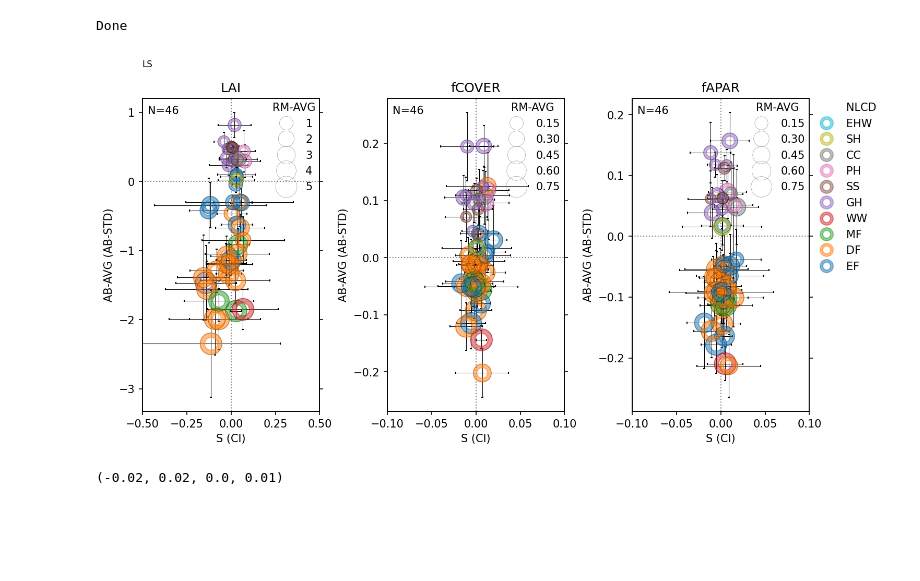
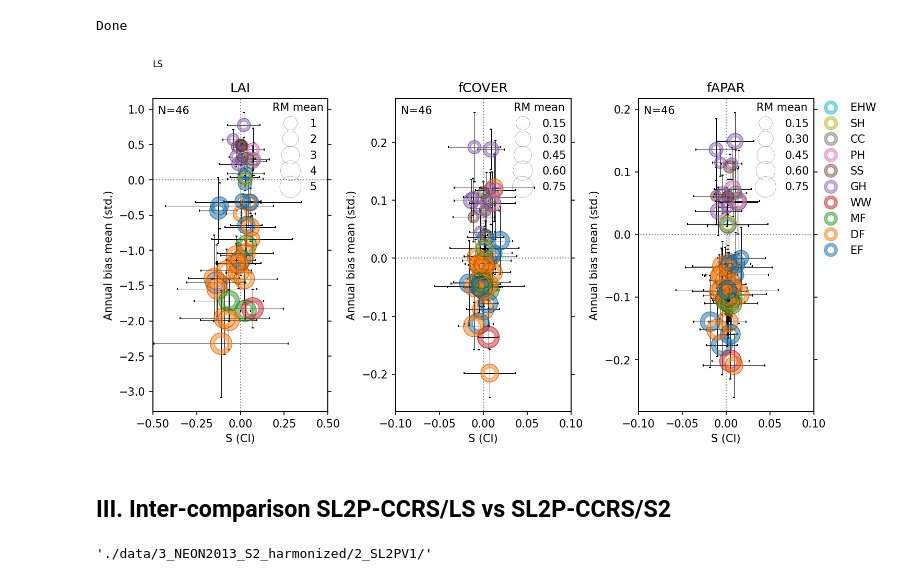
Before and after one commit to djamainajib/Landsat-Validation-paper, a Jupyter notebook: 1_Validation-LEAF-Toolbox-SL2P-LS_NEON_ND-LS.ipynb, the cells around one changed output. Cells and saved outputs as stored; diff of their text form; code cells hidden in the pictures; blank space fills up the shorter version.

```diff
--- a/1_Validation-LEAF-Toolbox-SL2P-LS_NEON_ND-LS.ipynb
+++ b/1_Validation-LEAF-Toolbox-SL2P-LS_NEON_ND-LS.ipynb
@@ -1091,11 +957,9 @@ plt.savefig(os.path.join(output_path,'Figure_4_APU_curves_p%s_%s.png'%(p,suffix)
 # %%
 def slope_function(X,Y,CI=95):
-    from scipy.stats import t
     res = stats.linregress(X, Y)
-    tinv = lambda p, df: abs(t.ppf(p/2, df)) ## Two-sided inverse Students t-distribution # p - probability, df - degrees of freedom
+    tinv = lambda p, df: abs(stats.t.ppf(p/2, df)) ## Two-sided inverse Students t-distribution # p - probability, df - degrees of freedom
     ts = tinv(1-(CI/100), len(X)-2)
-    #txt=f"Slope ({CI}% CI): {res.slope:.2f} +/- {ts*res.stderr:.2f}"
-    txt=f"ABS (CI)= {res.slope:.2f} ({ts*res.stderr:.2f})"
+    txt=f"S (CI) = {res.slope:.2f} ({ts*res.stderr:.2f})"
     return {'slope':res.slope,'intercept':res.intercept,'confidence_interval_on_slope':ts*res.stderr,'txt':txt}
 # %% [markdown]
 #### a. all cover types
@@ -1159,12 +1023,16 @@ Done
 # %% [markdown]
 #### c. site specific
 # %%
-sensor='LS'
+sensor='S2'
 min_samples_year=5
 min_year={'LS':5,'S2':4}
 # %%
 DF_sites={}
 for variableName in ['LAI','fCOVER','fAPAR']:
+    output_path0=os.path.join(output_path,'bias_temporal_profile',sensor,variableName,'sites')
+    if not os.path.isdir(output_path0):
+        os.makedirs(output_path0)
+
     x='%s_%s_total_estimate'%(variableName,variableName)
     y='%s_total'%(variableName)
     if variableName=='LAI':
@@ -1190,9 +1058,11 @@ for variableName in ['LAI','fCOVER','fAPAR']:
             bias['bias_std']=samplesDFSN[['year','bias']].groupby(['year']).std().reset_index()['bias']
             bias[['network','Site','PLOT_ID','NLCD_class']]=samplesDFSN[['network','Site','PLOT_ID','NLCD_class']].values[:len(bias),:]
             bias=bias[bias['count']>=min_samples_year]
+
             if len(bias)>=min_year[sensor]:
                 fig, ax = plt.subplots(1,2,figsize=(14,4),constrained_layout = True,width_ratios=[1, 3])
                 S=slope_function(bias['year'].values,bias['bias'].values,CI=95)
+
                 ax[1].plot(bias['year'],S['slope']*bias['year']+S['intercept'],linestyle='-',color='red')
                 bias_mean=bias['bias'].mean()
                 #bias_std=bias['bias_std'].mean()
@@ -1202,9 +1072,7 @@ for variableName in ['LAI','fCOVER','fAPAR']:
                 ax[0].plot(np.linspace(0,varmax[variableName],100),np.linspace(0,varmax[variableName],100)+np.maximum(np.linspace(0,varmax[variableName],100)*errmax1[variableName],errmax2[variableName]),color='black',linestyle='dotted')
                 ax[0].plot(np.linspace(0,varmax[variableName],100),np.linspace(0,varmax[variableName],100)+np.minimum(-np.linspace(0,varmax[variableName],100)*errmax1[variableName],-errmax2[variableName]),color='black',linestyle='dotted')
                 ax[0].plot([0,varmax[variableName]],[0,varmax[variableName]],color='black')
-                ax[0].set(adjustable='box',aspect='equal')
-                ax[0].set_ylabel('%s In-Situ'%(variableName))
-                ax[0].set_xlabel('%s SL2P'%(variableName))
+
                 n = len(samplesDFSN[x])
                 res = np.array(samplesDFSN[x].sub(samplesDFSN[y]))
                 unc= np.mean(res ** 2) ** (0.5)
@@ -1214,15 +1082,17 @@ for variableName in ['LAI','fCOVER','fAPAR']:
                 ax[0].annotate(f'$r^2$={r2:.2f}', xy=(0.72, 0.18), xycoords='axes fraction',fontsize=8)
                 ax[0].annotate(f'A={acc:.2f}', xy=(0.72, 0.11), xycoords='axes fraction',fontsize=8)
                 ax[0].annotate(f'U={unc:.2f}', xy=(0.72, 0.04), xycoords='axes fraction',fontsize=8)
+                ax[0].set(adjustable='box',aspect='equal')
+                ax[0].set_ylabel('%s In-Situ'%(variableName))
+                ax[0].set_xlabel('%s SL2P'%(variableName))
                 ax[0].set_xlim([0,varmax[variableName]])
                 ax[0].set_ylim([0,varmax[variableName]])
 
                 ax1= ax[1].twinx()
-                ax1.bar(bias['year'], bias['count'],alpha=0.25,label='Nsamples')
+                ax1.bar(bias['year'], bias['count'],alpha=0.50,label='Nsamples')
                 ax1.set_ylabel('#N')
                 ax1.legend(loc="upper right",bbox_to_anchor=(0.35, 0.99), frameon=False)
                 ax[1].plot(np.linspace(0,2050,100), 0*np.linspace(0,2050,100),':k')
-
                 #ax[1].scatter(bias['year'], bias['bias'],label='bias')
                 ax[1].errorbar(bias['year'], bias['bias'], yerr=bias['bias_std'], fmt='o',label='Annual bias',capsize=5,color='black')
                 ax[1].set_xlim([2013,2023])
@@ -1231,11 +1101,10 @@ for variableName in ['LAI','fCOVER','fAPAR']:
                 ax[1].annotate(f'{S['txt']}', xy=(0.35, 0.9), xycoords='axes fraction',color='red')
                 ax[1].annotate(f'site : {site} - {nlcd} - {sensor}', xy=(0, 1.2), xycoords='axes fraction')
                 ax[1].legend(loc="upper right",bbox_to_anchor=(0.22, 0.99), frameon=False,ncol=2)
-                outdir=os.path.join(output_path,'bias_temporal_profile',sensor,variableName,'sites')
-                if not os.path.isdir(outdir):
-                    os.makedirs(outdir)
-                plt.savefig(os.path.join(outdir,'5_%s_%s_bias_temporal_profil_p%s.png'%(site,nlcd,p)),bbox_inches='tight')
+
+                plt.savefig(os.path.join(output_path0,'5_%s_%s_bias_temporal_profil_p%s.png'%(site,nlcd,p)),bbox_inches='tight')
                 plt.close()
+
                 DF_sites[variableName].loc[len(DF_sites[variableName]),:]=[sensor,variableName,site,nlcd,bias[variableName+'_total'].mean(),bias_mean,bias_std,S['slope'],S['confidence_interval_on_slope'],len(bias)]
 print('Done')
 # %% [output]
@@ -1246,46 +1115,40 @@ confidence_interval_max={'LAI':0.5,'fCOVER':0.1,'fAPAR':0.1}
 
 plt.style.use(['default'])
 fig, ax = plt.subplots(1,3,figsize=(10,5),constrained_layout = True, dpi=150)
-
 for ii,variableName in enumerate(DF_sites.keys()):
     ax1= ax[ii].twinx()
     DF=DF_sites[variableName].rename(columns={"NLCD_class": "NLCD"})
     DF=DF[DF['confidence_interval']<=confidence_interval_max[variableName]]
 
     ax[ii].errorbar(DF['slope'], DF['bias_mean'], xerr=DF['confidence_interval'], yerr=DF['bias_std'], fmt='o', markeredgecolor='None', markerfacecolor='None',ecolor = "black",zorder=1,capsize=1,elinewidth=0.5,)
     sns.scatterplot(data=DF, x='slope', y='bias_mean',color='black',size=variableName+"_mean", fc='none',ec='Black',sizes=(100, 400),alpha=0.5,lw=0.25,ax=ax1,legend=True)
     g=sns.scatterplot(data=DF, x='slope', y='bias_mean',hue='NLCD',hue_order=hue_order,palette=palette_r,marker="$\\circ$",linewidth=1,size=variableName+"_mean",ec="face",sizes=(100, 400),alpha=0.5,ax=ax[ii],legend=ii==2)
 
     ymin, ymax = ax[ii].get_ylim()
     ax[ii].plot([-1000, 1000],[0,0],linestyle=':',color='grey',zorder=0,linewidth=1)
     ax[ii].plot([0,0],[ymin, ymax],linestyle=':',color='grey',zorder=0,linewidth=1)
 
     ax[ii].set_xlim(-xlim[variableName],xlim[variableName])
     xmin, xmax = ax[ii].get_xlim()
     ax[ii].set_xticks(np.arange(xmin,1.1*xmax,(xmax-xmin)/4))
     ax[ii].set_xlabel('S (CI)')
 
     ax1.set_ylim(ymin, ymax)
     ax1.set_ylabel('')
     ax1.set_yticklabels([])
 
     ax[ii].set_ylim(ymin, ymax)
-    ax[ii].set_ylabel('AB-AVG (AB-STD)')
-
+    ax[ii].set_ylabel('Annual bias mean (std.)')
     ax[ii].set_title('%s'%(DF['variableName'].values[0]))
     ax[ii].annotate(f'N={len(DF)}', xy=(0.03, 0.95), xycoords='axes fraction')
-
     h, l = ax[ii].get_legend_handles_labels()
-    ax[ii].legend(h[0:11], l[:11],loc=2,bbox_to_anchor=(1.01,1), borderaxespad=0, frameon=False, ncol=1,fontsize='medium',title_fontsize='medium',markerscale=2)
-    ax1.legend   (loc=1,borderaxespad=0, frameon=False, ncol=1,fontsize='medium',title_fontsize='medium',title='RM-AVG')
+    ax[ii].legend(h[1:11], l[1:11],loc=2,bbox_to_anchor=(1.01,1), borderaxespad=0, frameon=False, ncol=1,fontsize='medium',title_fontsize='medium',markerscale=2,)
+    ax1.legend   (loc=1,borderaxespad=0, frameon=False, ncol=1,fontsize='medium',title_fontsize='medium',title='RM mean')
 
 ax[0].annotate(f'{DF['sensor'].values[0]}', xy=(0, 1.1), xycoords='axes fraction',fontsize=8)
 plt.savefig(os.path.join(output_path,'Figure_8_bias_slope_analysis_sites_%s.png'%(sensor)),bbox_inches='tight')
 plt.show()
-#plt.grid('on',color = 'gray', linestyle = ':', linewidth = 0.5,which='major')
 # %% [output]
-[figure, old version]
+[figure, new version]
-# %%
-DF['slope'].min().round(2),DF['slope'].max().round(2),DF['slope'].mean().round(2),DF['slope'].std().round(2)
-# %% [output]
-(-0.02, 0.02, 0.0, 0.01)
+# %% [markdown]
+## III. Inter-comparison SL2P-CCRS/LS vs SL2P-CCRS/S2
@@ -1291,0 +1186,12 @@ DF['slope'].min().round(2),DF['slope'].max().round(2),DF['slope'].mean().round(2
+# %%
+sensor_dict={'LC08':'LANDSAT','LC09':'LANDSAT','LS':'LANDSAT','HLSL30':'HLS','S2':'COPERNICUS_S2'}
+NLCD_groups={'EHW':'Other', 'SH':'Other',  'CC':'Other', 'PH':'Other', 'GH':'Other','SS':'Other', 'WW':'WW','MF':'MF','DF':'DF', 'EF':'EF'}
+hue_order_gr=['DF','EF','MF','WW','Other']
+
+inpdir='./data/4_NEON_2013_time_series/SL2PCCRS/'
+sensor1='S2'
+sensor2='LS'
+
+S2_datapath
+# %% [output]
+'./data/3_NEON2013_S2_harmonized/2_SL2PV1/'
```
Also changed, not shown: parts of 34 cells of this notebook.
